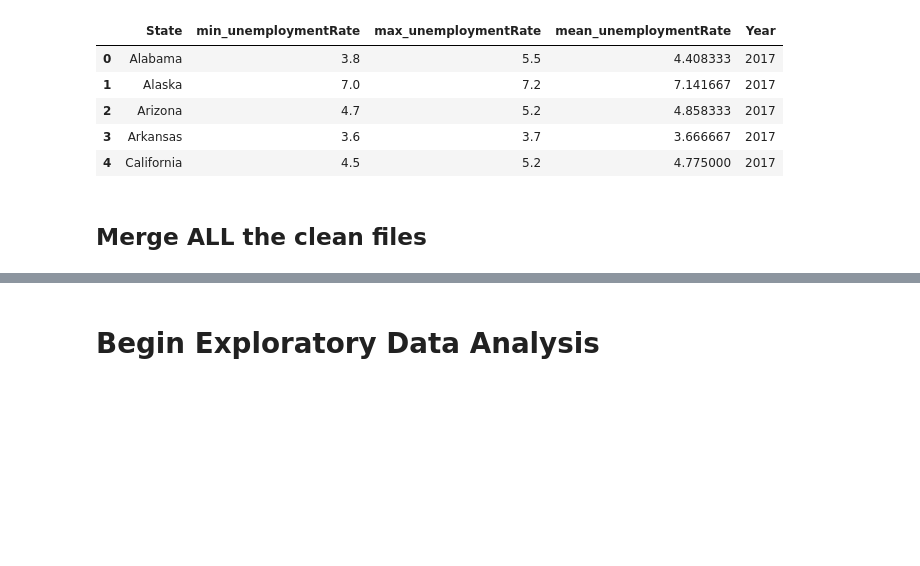
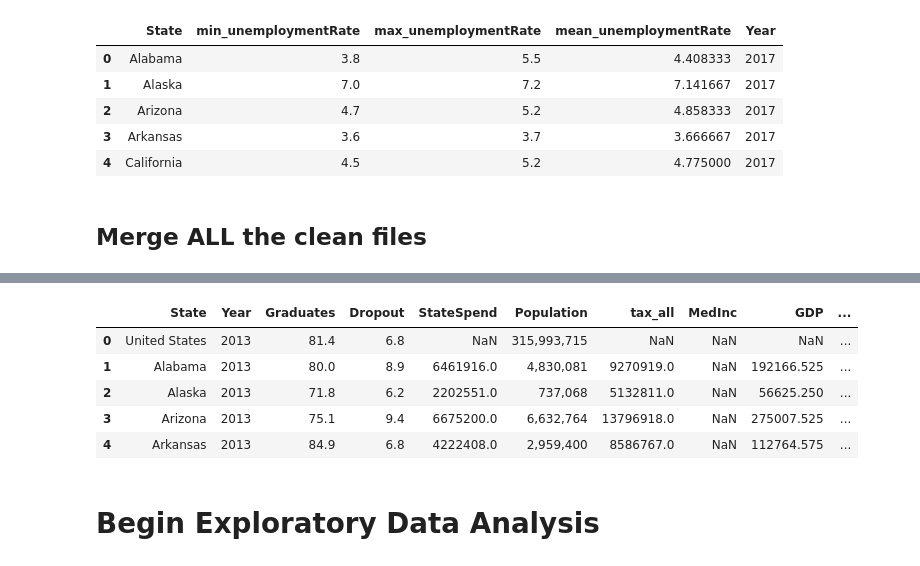
Before and after one commit to shayleelaura/Independent_Capstone, a Jupyter notebook: State Student Spending Case Study.ipynb, the cells around one changed output, grey strips where cells are left out. Saved outputs shown, nothing was run; the diff lists cells and outputs as text; code cells hidden in the pictures; blank space fills up the shorter version.

```diff
--- a/State Student Spending Case Study.ipynb
+++ b/State Student Spending Case Study.ipynb
@@ -501,4 +398,4 @@ all_spend_merge.head()
 # %%
 # Merge in population
-all_merge = all_spend_merge.merge(Pop, on = ['Year', 'State'], how = 'left')
-all_merge.head()
+all_pop_merge = all_spend_merge.merge(Pop, on = ['Year', 'State'], how = 'left')
+all_pop_merge.head()
@@ -504,0 +409,4 @@ all_merge.head()
+# %%
+#Merge in Taxes
+all_tax_merge = all_pop_merge.merge(AllTaxes, on = ['Year', 'State'], how = 'left')
+all_tax_merge.head()
@@ -504,0 +420,4 @@ all_merge.head()
+# %%
+#Merge in Median Income
+all_median_merge = all_tax_merge.merge(MedianInc, on = ['Year', 'State'], how = 'left')
+all_median_merge.head()
@@ -504,0 +431,4 @@ all_merge.head()
+# %%
+#Merge in GDP
+all_gdp_merge = all_median_merge.merge(YearlyGDP, on = ['Year', 'State'], how = 'left')
+all_gdp_merge.head()
@@ -505,3 +442,14 @@ all_merge.head()
+# %%
+#Merge in Unemployment
+all_merge = all_gdp_merge.merge(Unemployment, on = ['Year', 'State'], how = 'left')
+all_merge.head()
+# %% [output]
+|  | State | Year | Graduates | Dropout | StateSpend | Population | tax_all | MedInc | GDP | ... |
+| 0 | United States | 2013 | 81.4 | 6.8 | NaN | 315,993,715 | NaN | NaN | NaN | ... |
+| 1 | Alabama | 2013 | 80.0 | 8.9 | 6461916.0 | 4,830,081 | 9270919.0 | NaN | 192166.525 | ... |
+| 2 | Alaska | 2013 | 71.8 | 6.2 | 2202551.0 | 737,068 | 5132811.0 | NaN | 56625.250 | ... |
+| 3 | Arizona | 2013 | 75.1 | 9.4 | 6675200.0 | 6,632,764 | 13796918.0 | NaN | 275007.525 | ... |
+| 4 | Arkansas | 2013 | 84.9 | 6.8 | 4222408.0 | 2,959,400 | 8586767.0 | NaN | 112764.575 | ... |
 # %% [markdown]
 # Begin Exploratory Data Analysis
 # %%
```
Also changed, not shown: parts of 36 cells of this notebook, 1 other file.
